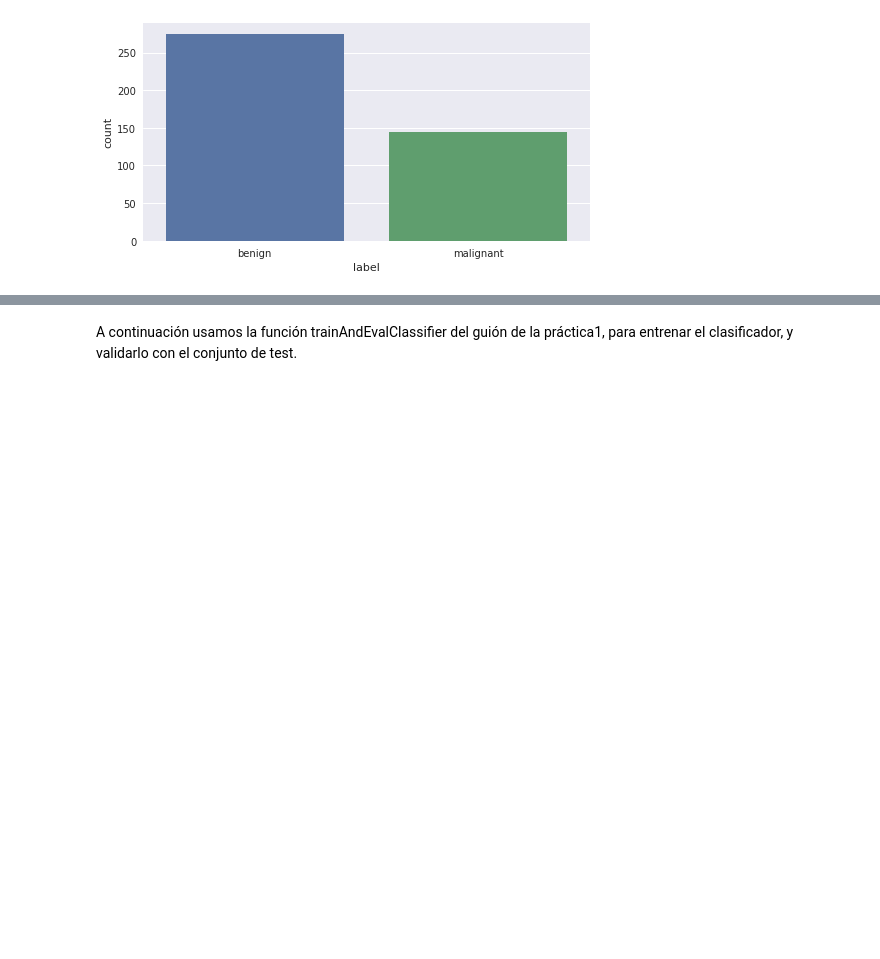
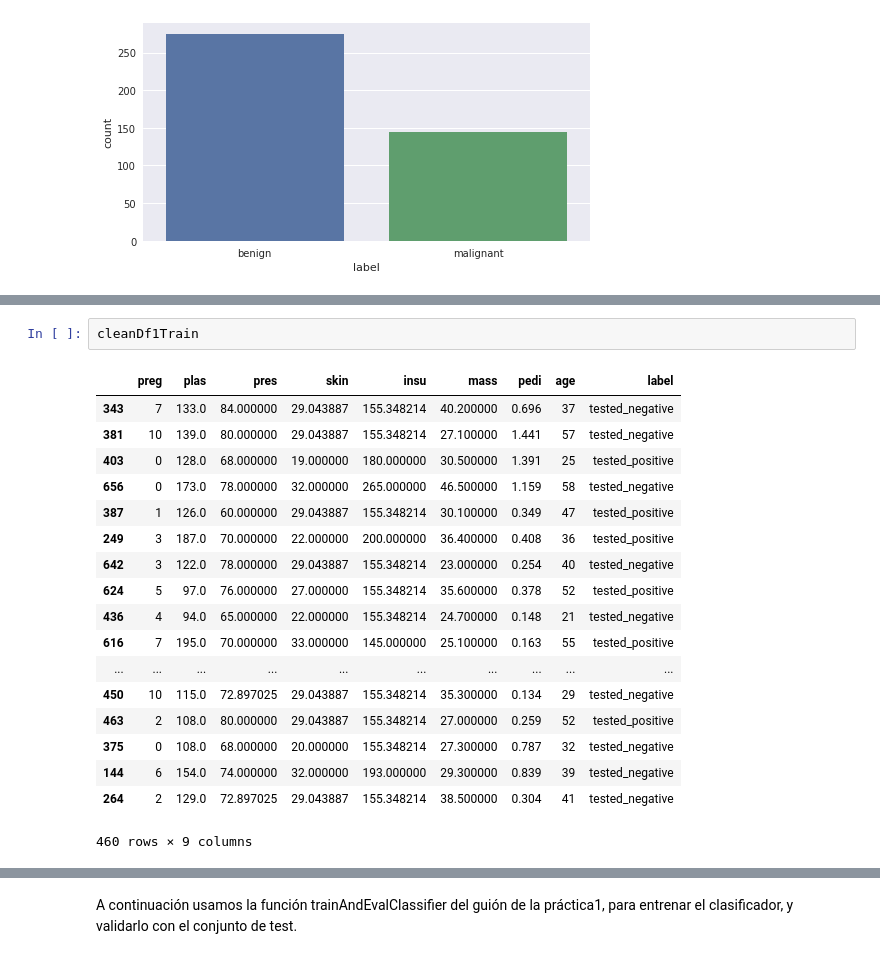
Before and after one commit to VanessaNav/DataMining, a Jupyter notebook: Prac1IvanVanessa.ipynb, the cells around one changed output, grey strips where cells are left out. Cells and saved outputs as stored; diff of their text form; blank space fills up the shorter version.

```diff
--- a/Prac1IvanVanessa.ipynb
+++ b/Prac1IvanVanessa.ipynb
@@ -302,0 +264,21 @@ gSingleBarplot(wisconsinTraining, "label")
+# %%
+cleanDf1Train
+# %% [output]
+|  | preg | plas | pres | skin | insu | mass | pedi | age | label |
+| 343 | 7 | 133.0 | 84.000000 | 29.043887 | 155.348214 | 40.200000 | 0.696 | 37 | tested_negative |
+| 381 | 10 | 139.0 | 80.000000 | 29.043887 | 155.348214 | 27.100000 | 1.441 | 57 | tested_negative |
+| 403 | 0 | 128.0 | 68.000000 | 19.000000 | 180.000000 | 30.500000 | 1.391 | 25 | tested_positive |
+| 656 | 0 | 173.0 | 78.000000 | 32.000000 | 265.000000 | 46.500000 | 1.159 | 58 | tested_negative |
+| 387 | 1 | 126.0 | 60.000000 | 29.043887 | 155.348214 | 30.100000 | 0.349 | 47 | tested_positive |
+| 249 | 3 | 187.0 | 70.000000 | 22.000000 | 200.000000 | 36.400000 | 0.408 | 36 | tested_positive |
+| 642 | 3 | 122.0 | 78.000000 | 29.043887 | 155.348214 | 23.000000 | 0.254 | 40 | tested_negative |
+| 624 | 5 | 97.0 | 76.000000 | 27.000000 | 155.348214 | 35.600000 | 0.378 | 52 | tested_positive |
+| 436 | 4 | 94.0 | 65.000000 | 22.000000 | 155.348214 | 24.700000 | 0.148 | 21 | tested_negative |
+| 616 | 7 | 195.0 | 70.000000 | 33.000000 | 145.000000 | 25.100000 | 0.163 | 55 | tested_positive |
+| ... | ... | ... | ... | ... | ... | ... | ... | ... | ... |
+| 450 | 10 | 115.0 | 72.897025 | 29.043887 | 155.348214 | 35.300000 | 0.134 | 29 | tested_negative |
+| 463 | 2 | 108.0 | 80.000000 | 29.043887 | 155.348214 | 27.000000 | 0.259 | 52 | tested_positive |
+| 375 | 0 | 108.0 | 68.000000 | 20.000000 | 155.348214 | 27.300000 | 0.787 | 32 | tested_negative |
+| 144 | 6 | 154.0 | 74.000000 | 32.000000 | 193.000000 | 29.300000 | 0.839 | 39 | tested_negative |
+| 264 | 2 | 129.0 | 72.897025 | 29.043887 | 155.348214 | 38.500000 | 0.304 | 41 | tested_negative |
+460 rows × 9 columns
```
Also changed, not shown: parts of 54 cells of this notebook.
